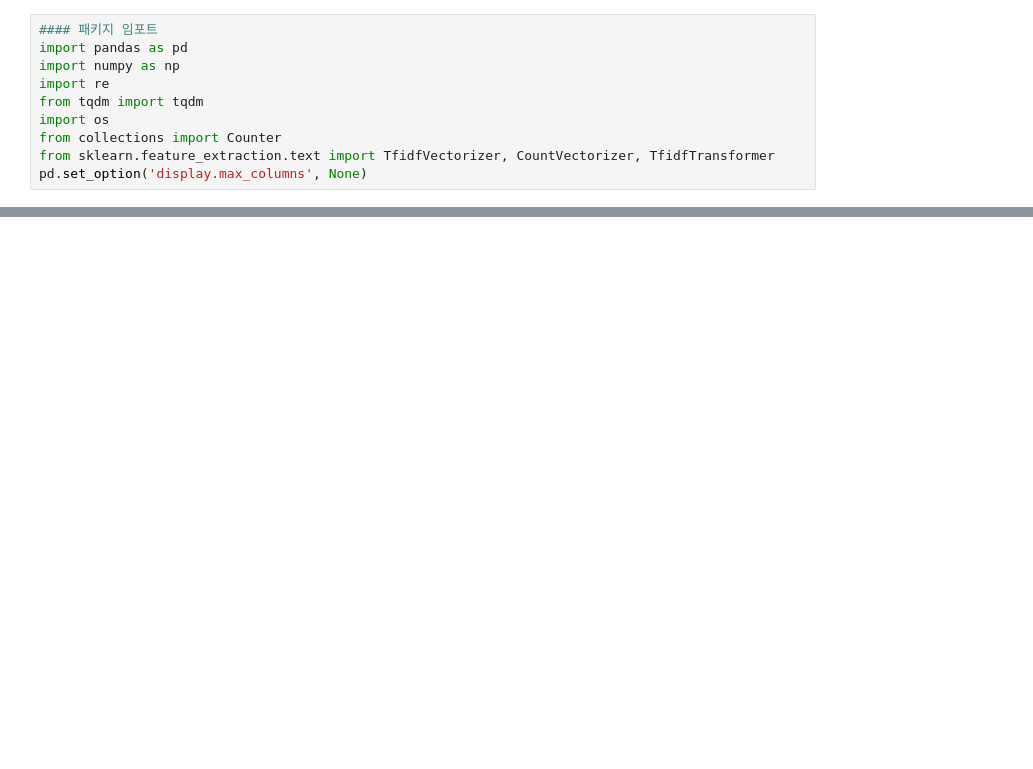
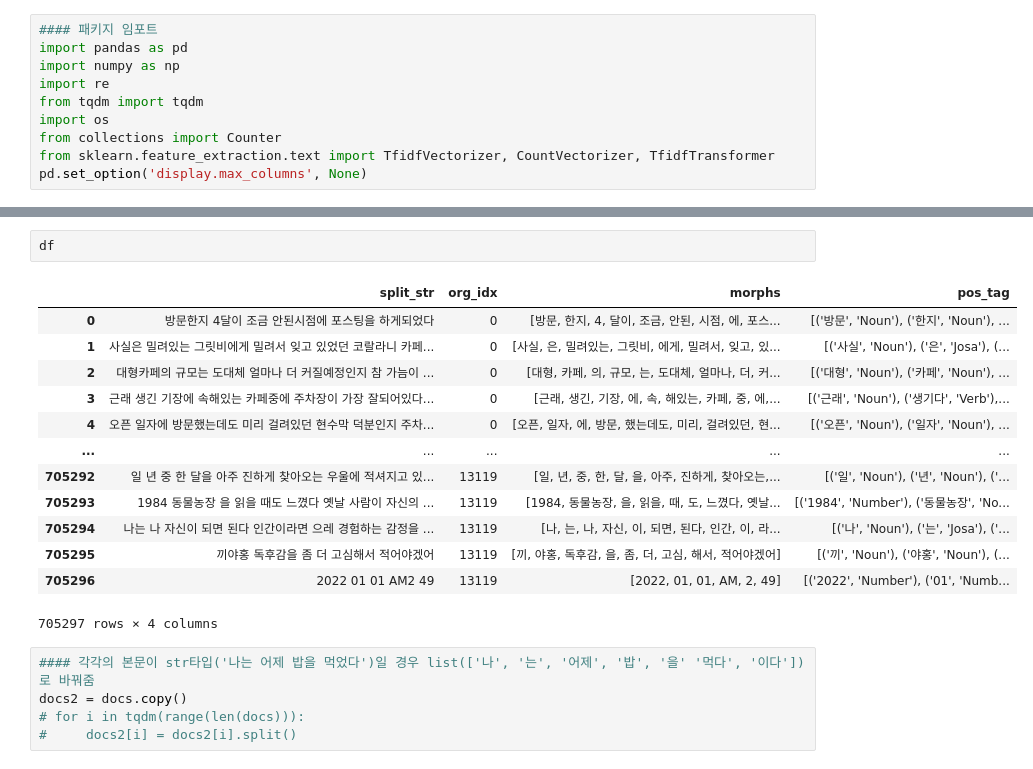
Before and after one commit to DDalaDDula/NIFoS, a Jupyter notebook: 문화/단어동시출현행렬/한글텍스트_단어동시출현행렬_1월.ipynb, the cells around one changed output, grey strips where cells are left out. Saved outputs shown, nothing was run; the diff lists cells and outputs as text; blank space fills up the shorter version.

```diff
--- a/문화/단어동시출현행렬/한글텍스트_단어동시출현행렬_1월.ipynb
+++ b/문화/단어동시출현행렬/한글텍스트_단어동시출현행렬_1월.ipynb
@@ -125,0 +21,21 @@ word_co_matx.to_excel("파일저장경로/파일명.xlsx", encoding='UTF-8')
+# %%
+df
+# %% [output]
+|  | split_str | org_idx | morphs | pos_tag |
+| 0 | 방문한지 4달이 조금 안된시점에 포스팅을 하게되었다 | 0 | [방문, 한지, 4, 달이, 조금, 안된, 시점, 에, 포스... | [('방문', 'Noun'), ('한지', 'Noun'), ... |
+| 1 | 사실은 밀려있는 그릿비에게 밀려서 잊고 있었던 코랄라니 카페... | 0 | [사실, 은, 밀려있는, 그릿비, 에게, 밀려서, 잊고, 있... | [('사실', 'Noun'), ('은', 'Josa'), (... |
+| 2 | 대형카페의 규모는 도대체 얼마나 더 커질예정인지 참 가늠이 ... | 0 | [대형, 카페, 의, 규모, 는, 도대체, 얼마나, 더, 커... | [('대형', 'Noun'), ('카페', 'Noun'), ... |
+| 3 | 근래 생긴 기장에 속해있는 카페중에 주차장이 가장 잘되어있다... | 0 | [근래, 생긴, 기장, 에, 속, 해있는, 카페, 중, 에,... | [('근래', 'Noun'), ('생기다', 'Verb'),... |
+| 4 | 오픈 일자에 방문했는데도 미리 걸려있던 현수막 덕분인지 주차... | 0 | [오픈, 일자, 에, 방문, 했는데도, 미리, 걸려있던, 현... | [('오픈', 'Noun'), ('일자', 'Noun'), ... |
+| ... | ... | ... | ... | ... |
+| 705292 | 일 년 중 한 달을 아주 진하게 찾아오는 우울에 적셔지고 있... | 13119 | [일, 년, 중, 한, 달, 을, 아주, 진하게, 찾아오는,... | [('일', 'Noun'), ('년', 'Noun'), ('... |
+| 705293 | 1984 동물농장 을 읽을 때도 느꼈다 옛날 사람이 자신의 ... | 13119 | [1984, 동물농장, 을, 읽을, 때, 도, 느꼈다, 옛날... | [('1984', 'Number'), ('동물농장', 'No... |
+| 705294 | 나는 나 자신이 되면 된다 인간이라면 으레 경험하는 감정을 ... | 13119 | [나, 는, 나, 자신, 이, 되면, 된다, 인간, 이, 라... | [('나', 'Noun'), ('는', 'Josa'), ('... |
+| 705295 | 끼야홍 독후감을 좀 더 고심해서 적어야겠어 | 13119 | [끼, 야홍, 독후감, 을, 좀, 더, 고심, 해서, 적어야겠어] | [('끼', 'Noun'), ('야홍', 'Noun'), (... |
+| 705296 | 2022 01 01 AM2 49 | 13119 | [2022, 01, 01, AM, 2, 49] | [('2022', 'Number'), ('01', 'Numb... |
+705297 rows × 4 columns
+# %%
+#### 각각의 본문이 str타입('나는 어제 밥을 먹었다')일 경우 list(['나', '는', '어제', '밥', '을' '먹다', '이다'])로 바꿔줌
+docs2 = docs.copy()
+# for i in tqdm(range(len(docs))):
+#     docs2[i] = docs2[i].split()
```
Also changed, not shown: parts of 15 cells of this notebook, 13 other files.
